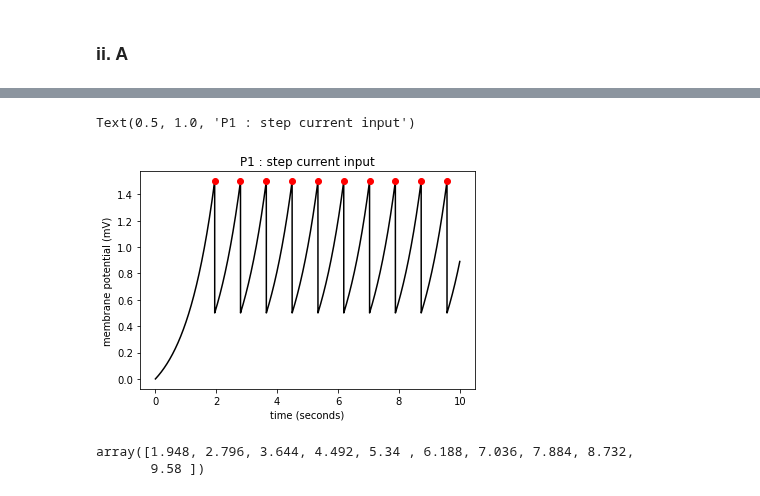
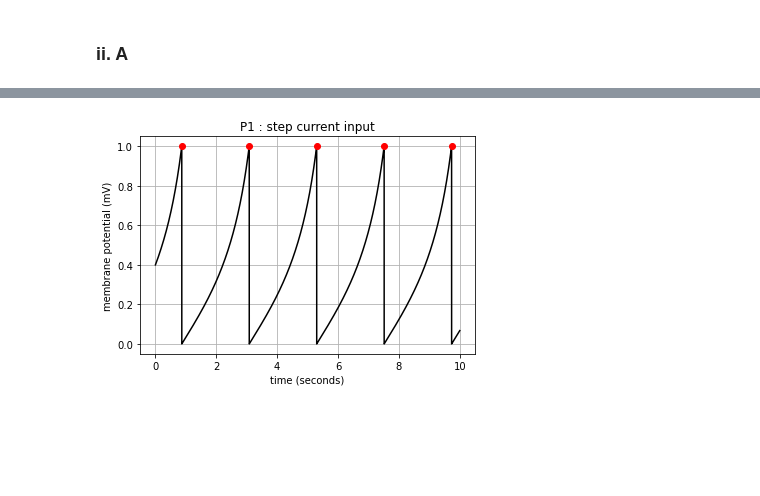
Before and after one commit to Evan-Callaghan/FieldsAcademy-NeuralNetworks, a Jupyter notebook: Assignments/assignment1.ipynb, the cells around one changed output, grey strips where cells are left out. Saved outputs shown, nothing was run; the diff lists cells and outputs as text; code cells hidden in the pictures; blank space fills up the shorter version.

```diff
--- a/Assignments/assignment1.ipynb
+++ b/Assignments/assignment1.ipynb
@@ -227,0 +247,15 @@ Text(0.5, 1.0, 'P1 : step current input')
+# %%
+## Initializing
+V, spikes = initialize_simulation()
+
+## Iterating over each time step
+for i, t in islice(enumerate(time),1,None):
+
+    V, spikes = integrate_and_fire(V, spikes, i, I)
+
+V[spikes==1] = V_peak
+
+## Plotting V(t)
+plot_V(time, V, time[spikes==1])
+plt.title('Firing Activity Simulation')
+plt.grid()
@@ -231,8 +267,9 @@ I = 0.25
 ebs = 0.05
 V_rest = -np.sqrt(np.abs(I))
 V_thres = np.sqrt(np.abs(I))
-V_reset = 0.5
-V_peak = 1.5
+V_reset = 0
+V_peak = 1
+V0 = 0.4
 
 ## Setting up time
 dt     = 0.001   # simulation time step (seconds)
@@ -244,7 +281,7 @@ def initialize_simulation():
     # initialize membrane potential vector 'V' and spike vector 'spikes'
     V = np.zeros(time.size) # preallocate vector for simulated membrane potentials
     spikes = np.zeros(time.size) # vector to denote when spikes happen - spikes will be added after LIF simulation
-    V[0] = 0 # set first time point to resting potential
+    V[0] = V0 # set first time point to resting potential
     return V, spikes
 
 def plot_potentials(time,V,timeSpikes):
@@ -262,13 +299,13 @@ def integrate_and_fire(V, spikes, i, I):
     # I - input current at this time step (scalar of unit amp)
 
     # 1: calculate change in membrane potential (dV)
-    dV = V[i-1] + I
+    dV = V[i-1]**2 + I
 
     # 2: integrate over given time step (Euler method)
     V[i] = (dV*dt) + V[i-1]
 
     # 3: does the membrane potential exceed threshold (V > Vth)?
-    if (V[i] > V_peak):
+    if (V[i] >= V_peak):
         V[i] = V_reset
         spikes[i] = 1
 
@@ -276,26 +313,23 @@ def integrate_and_fire(V, spikes, i, I):
 # %%
 V, spikes = initialize_simulation()
 
 # iterate over each time step
 for i, t in islice(enumerate(time),1,None):
 
     #effect change in potential and fire (if appropriate)
     V, spikes = integrate_and_fire(V, spikes, i, I)
 
 # since we didn't add in the spikes directly to the membrane potentials (this would cause wild increases in potential),
 # ...we must add it back in now
 V[spikes==1] = V_peak
 
 # # plot membrane potential
 plot_potentials(time, V, time[spikes==1])
 plt.title('P1 : step current input')
+plt.grid()
 # %% [output]
-Text(0.5, 1.0, 'P1 : step current input')
-[figure, old version]
+[figure, new version]
 # %%
-time[spikes==1]
+V
-# %% [output]
-array([1.948, 2.796, 3.644, 4.492, 5.34 , 6.188, 7.036, 7.884, 8.732,
-       9.58 ])
 # %%
 spikes
```
Also changed, not shown: parts of 13 cells of this notebook.
